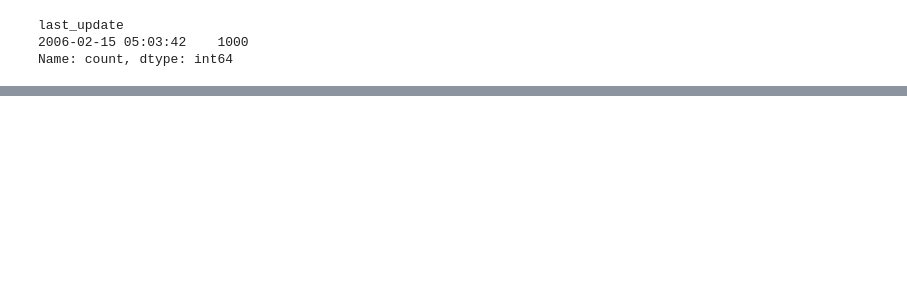
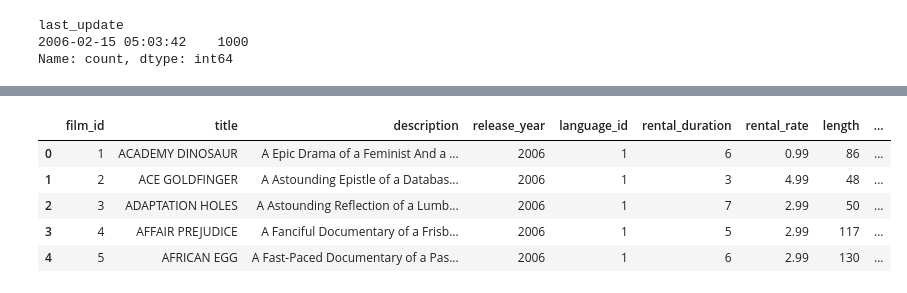
Before and after one commit to JuanGouveia/SQL-Project, a Jupyter notebook: your-code/book.ipynb, the cells around one changed output, grey strips where cells are left out. Saved outputs shown, nothing was run; the diff lists cells and outputs as text; code cells hidden in the pictures; blank space fills up the shorter version.

```diff
--- a/your-code/book.ipynb
+++ b/your-code/book.ipynb
@@ -163,0 +173,11 @@ data_film.drop('last_update', axis = 1, inplace = True)
+# %%
+data_film.drop('original_language_id', axis = 1, inplace = True)
+# %%
+data_film.head()
+# %% [output]
+|  | film_id | title | description | release_year | language_id | rental_duration | rental_rate | length | ... |
+| 0 | 1 | ACADEMY DINOSAUR | A Epic Drama of a Feminist And a ... | 2006 | 1 | 6 | 0.99 | 86 | ... |
+| 1 | 2 | ACE GOLDFINGER | A Astounding Epistle of a Databas... | 2006 | 1 | 3 | 4.99 | 48 | ... |
+| 2 | 3 | ADAPTATION HOLES | A Astounding Reflection of a Lumb... | 2006 | 1 | 7 | 2.99 | 50 | ... |
+| 3 | 4 | AFFAIR PREJUDICE | A Fanciful Documentary of a Frisb... | 2006 | 1 | 5 | 2.99 | 117 | ... |
+| 4 | 5 | AFRICAN EGG | A Fast-Paced Documentary of a Pas... | 2006 | 1 | 6 | 2.99 | 130 | ... |
```
Also changed, not shown: parts of 15 cells of this notebook.
